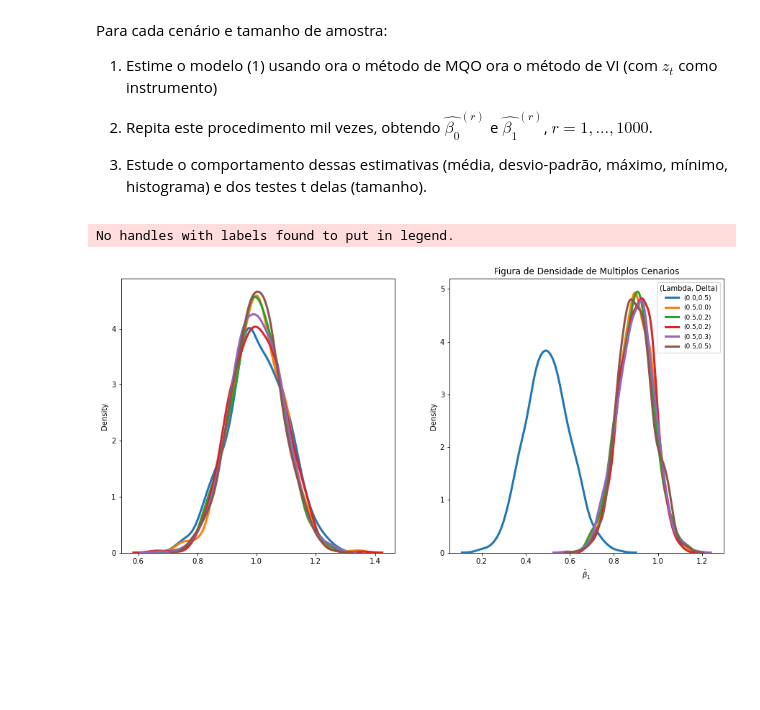
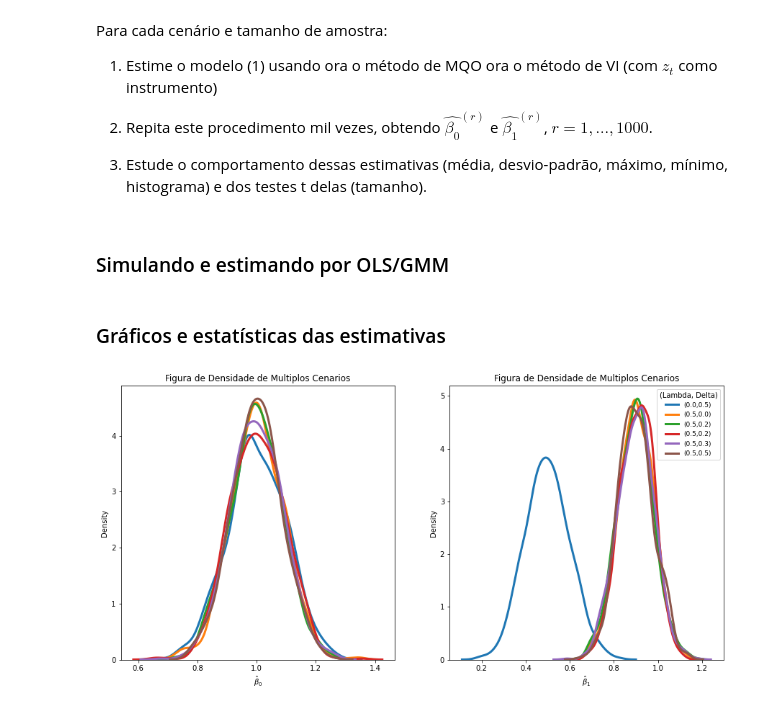
Before and after one commit to lucasestrela/dec_consumo_poupanca, a Jupyter notebook: Lista_1_Variáveis_instrumentais_GMM.ipynb, the cells around one changed output. Cells and saved outputs as stored; diff of their text form; code cells hidden in the pictures; blank space fills up the shorter version.

```diff
--- a/Lista_1_Variáveis_instrumentais_GMM.ipynb
+++ b/Lista_1_Variáveis_instrumentais_GMM.ipynb
@@ -304,6 +304,8 @@ import matplotlib.pyplot as plt
 import seaborn as sns
 import warnings
 warnings.filterwarnings("ignore")
+# %% [markdown]
+### Simulando e estimando por OLS/GMM
 # %%
 #Tamanhos de amostras
 T1, T2 = 100, 500
@@ -318,6 +320,7 @@ beta0, beta1 = 1, 1/2
 
 # Criando vetor de parametros a ser populado
 parametros = np.ones( (1000, 2, len(lammbda)) ) * np.inf
+p_vals     = np.ones( (1000, 2, len(lammbda)) ) * np.inf
 
 
 for idx_param in range(0,len(lammbda)):
@@ -346,9 +349,15 @@ for idx_param in range(0,len(lammbda)):
         # Salvando os parâmetros
         parametros[i, 0, idx_param] = res.params[0]
         parametros[i, 1, idx_param] = res.params[1]
+
+
+        p_vals[i, 0, idx_param] = res.pvalues[0]
+        p_vals[i, 1, idx_param] = res.pvalues[1]
+# %% [markdown]
+### Gráficos e estatísticas das estimativas
 # %%
 # Set up the matplotlib figure
-f, (ax1, ax2) = plt.subplots(1, 2, figsize=(15, 7))
+f, axes = plt.subplots(1, 2, figsize=(15, 7))
 
 # Iterando nos parâmetros
 for idx_param, param in enumerate(lammbda):
@@ -357,38 +366,37 @@ for idx_param, param in enumerate(lammbda):
     lab = '(' + str(np.round(lammbda[idx_param], 1) ) + ',' + str(np.round(delta[idx_param], 1))  + ')'
 
 
     # Plotando a densidade
     sns.distplot(parametros[:, 0, idx_param], hist = False, kde = True,
                  kde_kws = {'linewidth': 3},
                  label = lab,
                  ax=axes[0])
 
 
 # Formatação
-plt.legend(prop={'size': 9}, title = '(Lambda, Delta)')
-plt.xlabel(r'$\hat{\beta}_0$')
-plt.ylabel('Density')
-
-plt.title('Figura de Densidade de Multiplos Cenarios')
+axes[0].set_xlabel(r'$\hat{\beta}_0$')
 
 # Iterando nos parâmetros
 for idx_param, param in enumerate(lammbda):
 
     # Label do Histograma = Tupla de parametros
     lab = '(' + str(np.round(lammbda[idx_param], 1) ) + ',' + str(np.round(delta[idx_param], 1))  + ')'
 
     # Plotando a densidade
     sns.distplot(parametros[:, 1, idx_param], hist = False, kde = True,
                  kde_kws = {'linewidth': 3},
                  label = lab,
                  ax=axes[1])
 
 
 # Formatação
+
+axes[0].set_title('Figura de Densidade de Multiplos Cenarios')
+axes[1].set_title('Figura de Densidade de Multiplos Cenarios')
+
 plt.legend(prop={'size': 9}, title = '(Lambda, Delta)')
-plt.xlabel(r'$\hat{\beta}_1$')
+axes[1].set_xlabel(r'$\hat{\beta}_1$')
 plt.ylabel('Density')
 plt.show()
 # %% [output]
-No handles with labels found to put in legend.
-[figure, old version]
+[figure, new version]
```
Also changed, not shown: parts of 3 cells of this notebook.
